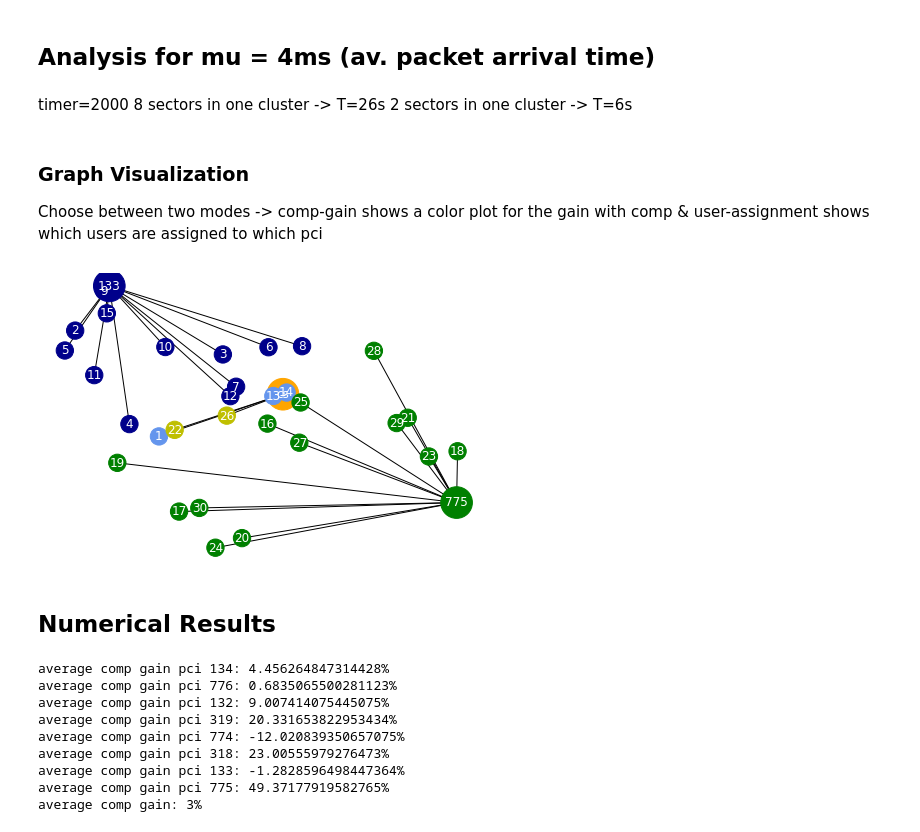
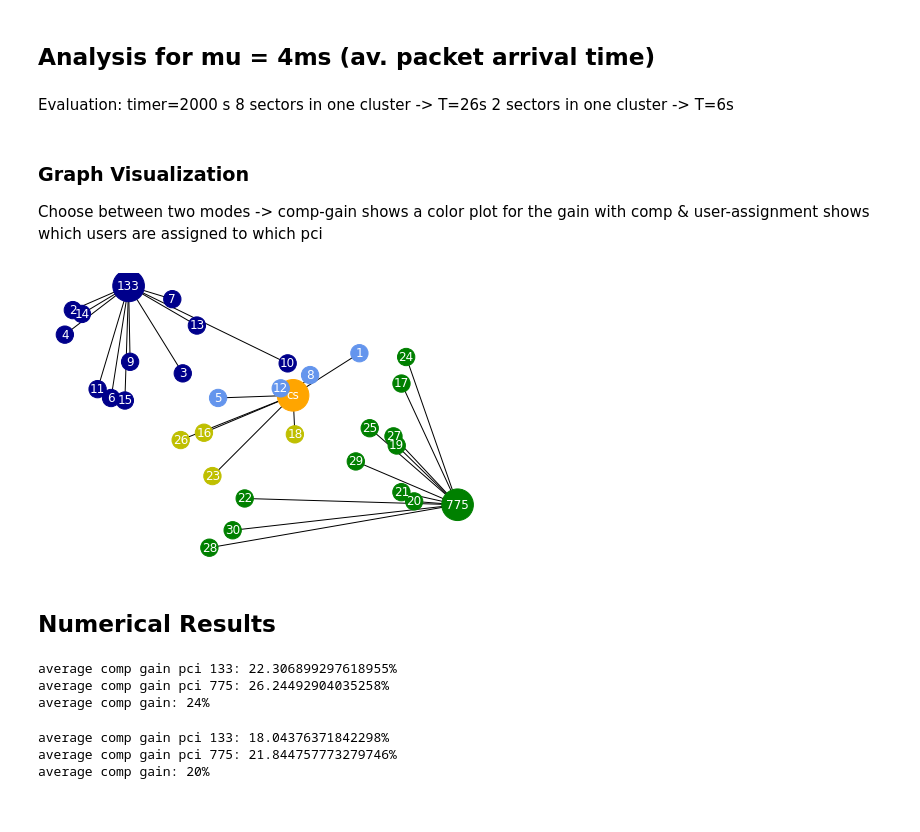
Before and after one commit to CarolineZoll/EDS, a Jupyter notebook: CoMP_Analysis.ipynb, the cells around one changed output. Cells and saved outputs as stored; diff of their text form; code cells hidden in the pictures.

```diff
--- a/CoMP_Analysis.ipynb
+++ b/CoMP_Analysis.ipynb
@@ -125,8 +125,8 @@ df=user_dataframe.copy()
 SINR_list=np.array([])
 SINRwithCoMP_list=np.array([])
 SINRwithCoMP_phaseshiftList=np.array([])
-c_cell=np.array([])
-s_cell=np.array([])
+tp_1_list=np.array([])
+tp_2_list=np.array([])
 for i in np.arange(0, len(df)):
     P=df.loc[i,:][2:] #goes through file line by line and selects the line
     P=np.power(10, P/10) # calculate the linear values for capacity calculations
@@ -136,18 +136,18 @@ for i in np.arange(0, len(df)):
     index=index.astype(np.int) #PCIen as integer
     A=np.array(A)
     P=np.array(P)
-    pci_coord= index[1]
     SINR= P[0]/(np.sum(P[1:])+noise)
     SINRwithCoMP= np.power(np.sum(A[0:2]),2)/(np.sum(P[2:])+noise)
-    phi=random.gauss(0, math.pi)
+    #phi=random.gauss(0, math.pi)
+    phi=random.gauss(0, math.pi/4)
     SINRwithCoMP_phaseshift=10*np.log10((np.power(A[0]+A[1]*np.cos(phi),2)+np.power(A[1]*np.sin(phi),2))/(np.sum(P[2:])+noise))
 
     SINR_list=np.append(SINR_list,10*np.log10(SINR)) #appends the calculated elements
-    SINRwithCoMP_list=np.append(SINRwithCoMP_list,10*np.log10(SINR_CoMP))
+    SINRwithCoMP_list=np.append(SINRwithCoMP_list,10*np.log10(SINRwithCoMP))
     SINRwithCoMP_phaseshiftList=np.append(SINRwithCoMP_phaseshiftList,SINRwithCoMP_phaseshift)
 
-    s_cell=np.append(s_cell,index[0])
-    c_cell=np.append(c_cell,index[1])
+    tp_1_list=np.append(tp_1_list,index[0])
+    tp_2_list=np.append(tp_2_list,index[1])
 # %% [markdown]
 ##### Building the dataframe
 # %%
@@ -156,8 +156,8 @@ df['lon']=user_dataframe['lon']
 df['SINR [dB]']=SINR_list
 df['SINR-CoMP [dB]']=SINRwithCoMP_list
 df['SINR-CoMP with phaseshift [dB]']=SINRwithCoMP_phaseshiftList
-df['PCI Serving']=s_cell.astype(int)
-df['PCI Coord']=c_cell.astype(int)
+df['TP1']=tp_1_list.astype(int)
+df['TP2']=tp_2_list.astype(int)
 df['qos']=np.zeros(len(user_dataframe)) #not needed here -> all users are best effort -> 0
 df['id']=np.arange(0,len(user_dataframe))
 # %% [markdown]
@@ -171,10 +175,10 @@ metric=[1,1] #defines the exponents of the metric (standard metric is pf ->[1,1]
 # %%
 #check if the number of users (positions) for the serving pci is >10
-df_filter=df.groupby('PCI Serving')
+df_filter=df.groupby('TP1')
 count=0
-for i in df['PCI Serving'].unique():
+for i in df['TP1'].unique():
     k=df_filter.get_group(i)
     if(len(k)<ue_nr):
         cluster=np.delete(cluster,count) #delete cells with less than 10 positions
-        df=df[df['PCI Serving']!=i]
+        df=df[df['TP1']!=i]
     count+=1
@@ -209,7 +229,7 @@ ue_per_pci,ue_all=eds.get_user_from_cluster(ue_dict,cluster,ue_nr,index)
 # %% [markdown]
 ## Analysis for mu = 4ms (av. packet arrival time)
 # %% [markdown]
-timer=2000
+Evaluation: timer=2000 s
 8 sectors in one cluster -> T=26s
 2 sectors in one cluster -> T=6s
 # %%
@@ -352,53 +372,47 @@ for i in ue_all:
 
 n_s=np.ones(ue_nr*len(cluster)+1+len(cluster))*300
 n_s[0:(1+len(cluster))]=1000
 
 m=np.array([])
 m=np.append(m,np.ones(len(cluster)+1))
 t=np.array([])
 t=np.append(t,np.ones(len(cluster)+1))
 for i in ue_all:
     m=np.append(m,(i.mR2/i.mR))
     if(i.comp==1):
-        t=np.append(t,i.tbs2)
+        t=np.append(t,i.tbs_comp)
     else:
         t=np.append(t,i.tbs)
 m[len(cluster):]=10*np.log10(m[len(cluster):])
 vmin = np.min(m)
 vmax = np.max(m)
 m[0:len(cluster)]=np.mean(m[len(cluster):])
 
 if(mode=='user-assignment'):
     nx.draw(G,pos=loc_dic,with_labels=True,node_color=n_c,font_color='white',node_size=n_s)
 elif(mode=='comp-gain'):
     nx.draw(G,pos=loc_dic,with_labels=True,node_color=m,font_color='white',node_size=n_s,cmap=cmap)
     sm = plt.cm.ScalarMappable(cmap=cmap, norm=plt.Normalize(vmin = vmin, vmax=vmax))
     sm._A = []
     x=plt.colorbar(sm)
     x.set_label('CoMP gain in [dB]', rotation=270,labelpad=20)
 
 plt.draw()
 plt.show()
 # %% [output]
-[figure, old version]
+[figure, new version]
 # %% [markdown]
 ## Numerical Results
 # %%
 df_res=eds.ue_to_df(ue_all)
-df1=df_res[df_res['pci 1']==cluster[0]]
-df2=df_res[df_res['pci 1']==cluster[1]]
+df1=df_res[df_res['TP1']==cluster[0]]
+df2=df_res[df_res['TP1']==cluster[1]]
 
 for i in cluster:
-    df3=df_res[df_res['pci 1']==i]
+    df3=df_res[df_res['TP1']==i]
     print('average comp gain pci '+str(i)+': '+str((df3['mR gain'].mean()-1)*100)+'%')
 print('average comp gain: '+str(round(((df1['mR gain'].mean()+df2['mR gain'].mean())/2-1)*100))+'%')
 # %% [output]
-average comp gain pci 134: 4.456264847314428%
-average comp gain pci 776: 0.6835065500281123%
-average comp gain pci 132: 9.007414075445075%
-average comp gain pci 319: 20.331653822953434%
-average comp gain pci 774: -12.020839350657075%
-average comp gain pci 318: 23.00555979276473%
-average comp gain pci 133: -1.2828596498447364%
-average comp gain pci 775: 49.37177919582765%
-average comp gain: 3%
+average comp gain pci 133: 22.306899297618955%
+average comp gain pci 775: 26.24492904035258%
+average comp gain: 24%
@@ -405,3 +479,16 @@ average comp gain: 3%
+# %%
+df_res=eds.ue_to_df(ue_all)
+df1=df_res[df_res['TP1']==cluster[0]]
+df2=df_res[df_res['TP1']==cluster[1]]
+
+for i in cluster:
+    df3=df_res[df_res['TP1']==i]
+    print('average comp gain pci '+str(i)+': '+str((df3['mR gain'].mean()-1)*100)+'%')
+print('average comp gain: '+str(round(((df1['mR gain'].mean()+df2['mR gain'].mean())/2-1)*100))+'%')
+# %% [output]
+average comp gain pci 133: 18.04376371842298%
+average comp gain pci 775: 21.844757773279746%
+average comp gain: 20%
 # %%
 comp_user=df_res[df_res['comp']==1]
 df_nc=df_res[df_res['comp']==0]
```
Also changed, not shown: parts of 7 cells of this notebook, 2 other files.
